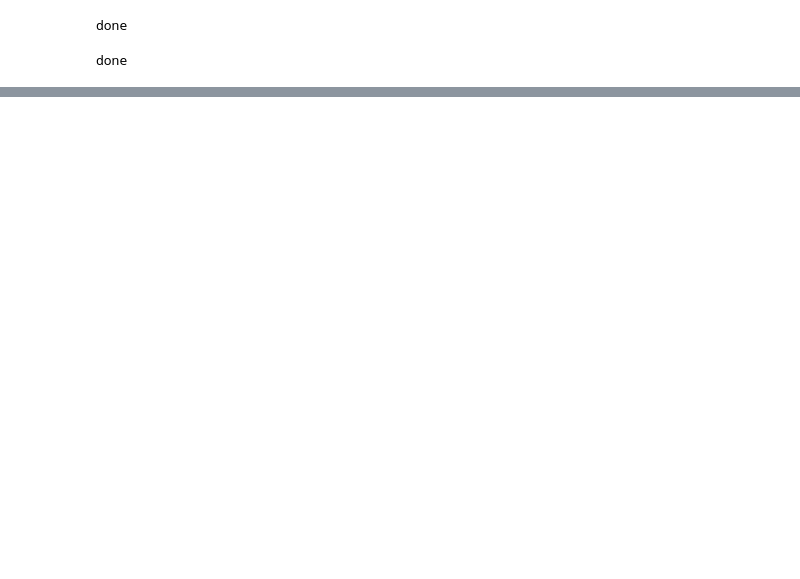
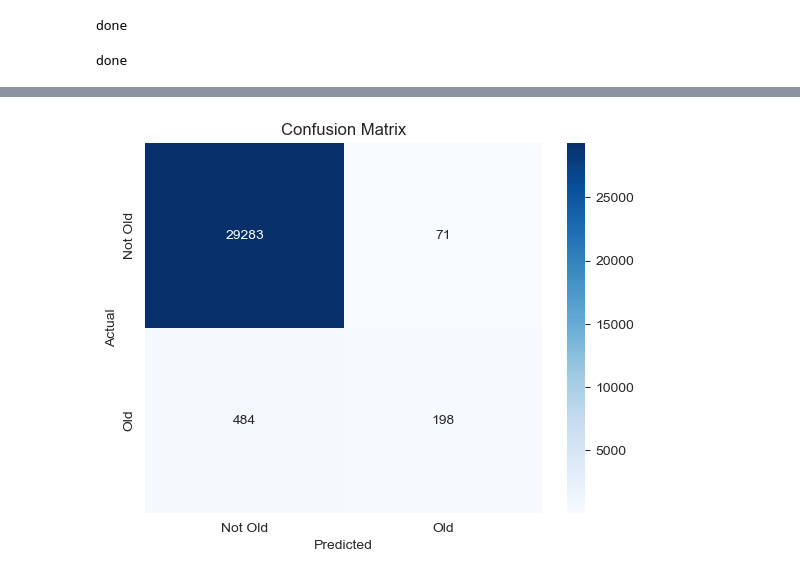
Before and after one commit to AskSalomon/Data-201, a Jupyter notebook: Sommelier.ipynb, the cells around one changed output, grey strips where cells are left out. Cells and saved outputs as stored; diff of their text form; code cells hidden in the pictures; blank space fills up the shorter version.

```diff
--- a/Sommelier.ipynb
+++ b/Sommelier.ipynb
@@ -375,0 +368,2 @@ For example, when doing 'df[col].method(value, inplace=True)', try using 'df.met
+# %%
+sommelier_ml_2 = pd.get_dummies(sommelier_ml_2, columns=['taster_name'], drop_first=True)
@@ -538,0 +558,2 @@ R^2: 0.53
+# %%
+sommelier_ml_2 = sommelier_ml_2.drop(['wine_age'], axis =1)
@@ -538,0 +642,12 @@ R^2: 0.53
+# %%
+# Confusion Matrix
+cm = confusion_matrix(y_test, y_pred)
+
+# Heatmap
+sns.heatmap(cm, annot=True, fmt='d', cmap='Blues', xticklabels=['Not Old', 'Old'], yticklabels=['Not Old', 'Old'])
+plt.xlabel('Predicted')
+plt.ylabel('Actual')
+plt.title('Confusion Matrix')
+plt.show()
+# %% [output]
+[figure, added]
```
Also changed, not shown: parts of 31 cells of this notebook.
